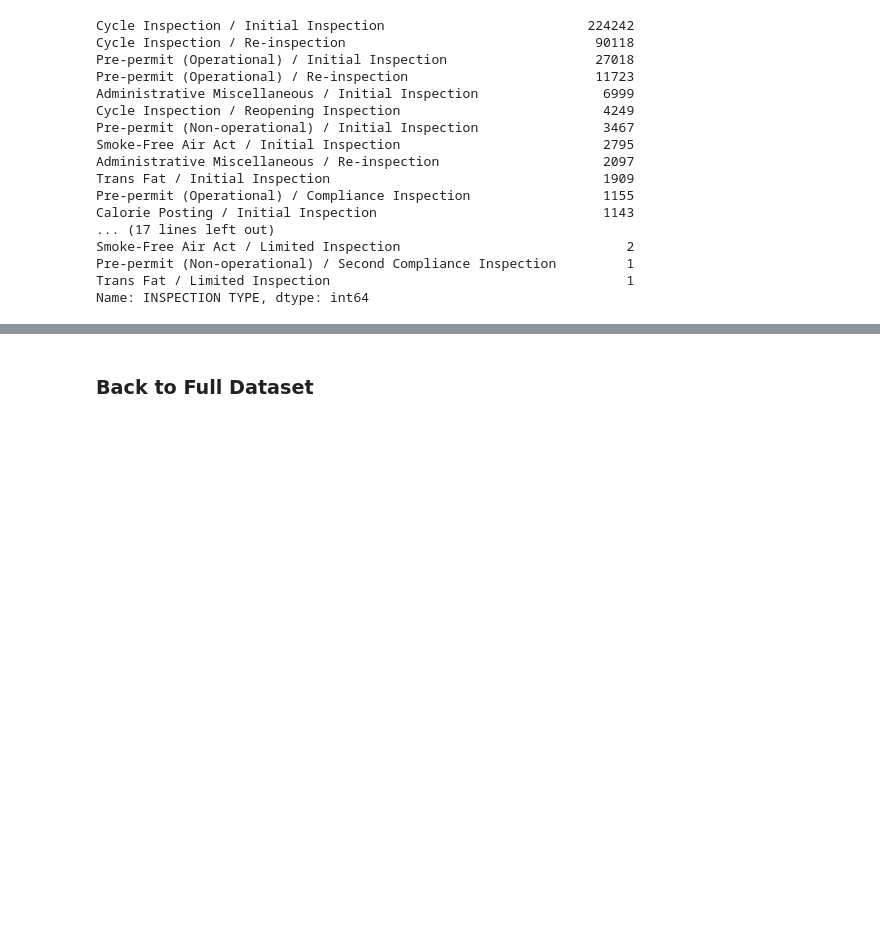
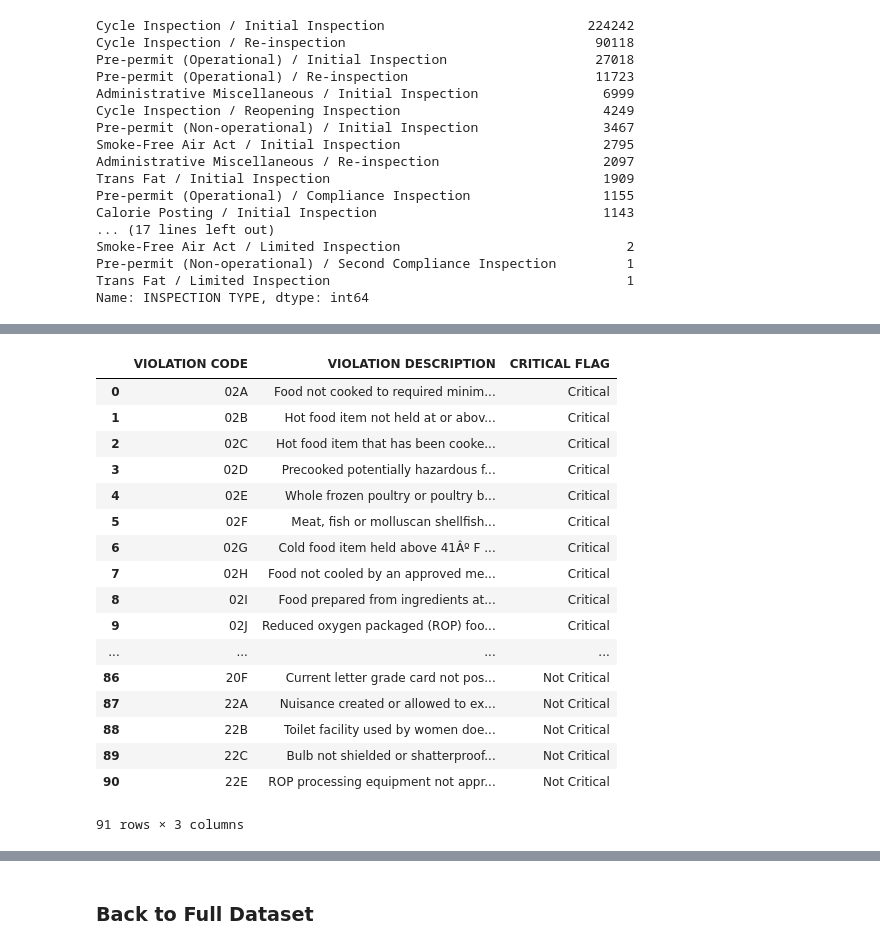
Before and after one commit to deep22kar/random-forest, a Jupyter notebook: Data.ipynb, the cells around one changed output, grey strips where cells are left out. Drawn from its saved outputs; the diff is of its cells as text; code cells hidden in the pictures; blank space fills up the shorter version.

```diff
--- a/Data.ipynb
+++ b/Data.ipynb
@@ -401,0 +348,3 @@ df2_grouped[df2_grouped.SCORE==-1.0]
+# %%
+# drop rows with null values for zip codes
+df3 = df2[df2.ZIPCODE.isnull() == False].copy()
@@ -424,5 +373,5 @@ restaurant_group[restaurant_group['DBA'].isnull() == True]
 # %%
 # create separate table of violations mapping violation codes with violation descriptions
-violations = df.loc[:, 'VIOLATION CODE':'VIOLATION DESCRIPTION'].copy()
+violations = df3.loc[:, 'VIOLATION CODE':'CRITICAL FLAG'].copy()
 # %%
 violations.head()
@@ -429,4 +385,24 @@ violations.head()
 # %%
-violations = violations.groupby(['VIOLATION CODE', 'VIOLATION DESCRIPTION']).count().reset_index()
+# group violations - decrease duplicates
+violations = violations.groupby(['VIOLATION CODE', 'VIOLATION DESCRIPTION', 'CRITICAL FLAG']).count().reset_index()
 # %%
-violations.head()
+violations
+# %% [output]
+|  | VIOLATION CODE | VIOLATION DESCRIPTION | CRITICAL FLAG |
+| 0 | 02A | Food not cooked to required minim... | Critical |
+| 1 | 02B | Hot food item not held at or abov... | Critical |
+| 2 | 02C | Hot food item that has been cooke... | Critical |
+| 3 | 02D | Precooked potentially hazardous f... | Critical |
+| 4 | 02E | Whole frozen poultry or poultry b... | Critical |
+| 5 | 02F | Meat, fish or molluscan shellfish... | Critical |
+| 6 | 02G | Cold food item held above 41Âº F ... | Critical |
+| 7 | 02H | Food not cooled by an approved me... | Critical |
+| 8 | 02I | Food prepared from ingredients at... | Critical |
+| 9 | 02J | Reduced oxygen packaged (ROP) foo... | Critical |
+| ... | ... | ... | ... |
+| 86 | 20F | Current letter grade card not pos... | Not Critical |
+| 87 | 22A | Nuisance created or allowed to ex... | Not Critical |
+| 88 | 22B | Toilet facility used by women doe... | Not Critical |
+| 89 | 22C | Bulb not shielded or shatterproof... | Not Critical |
+| 90 | 22E | ROP processing equipment not appr... | Not Critical |
+91 rows × 3 columns
```
Also changed, not shown: parts of 63 cells of this notebook.
